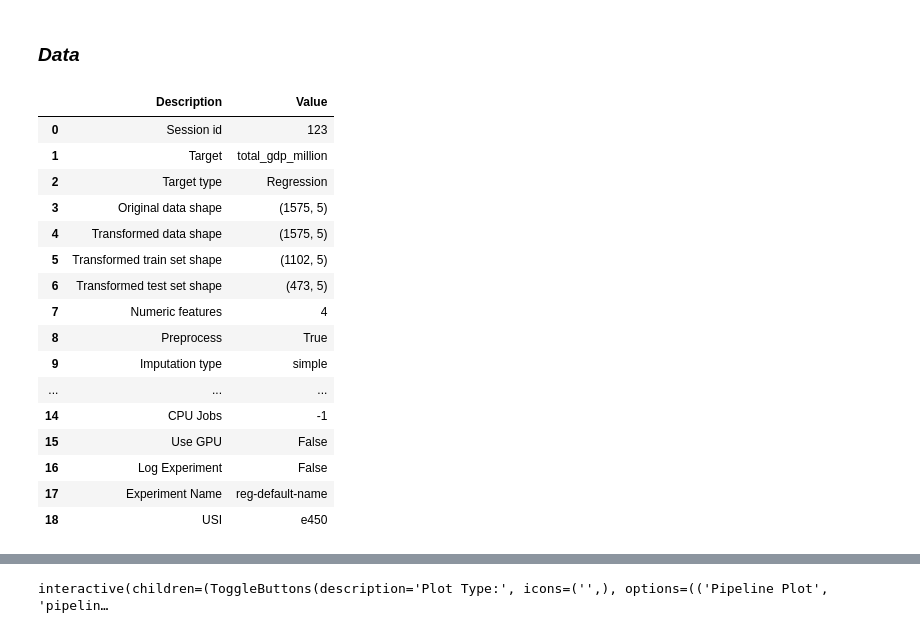
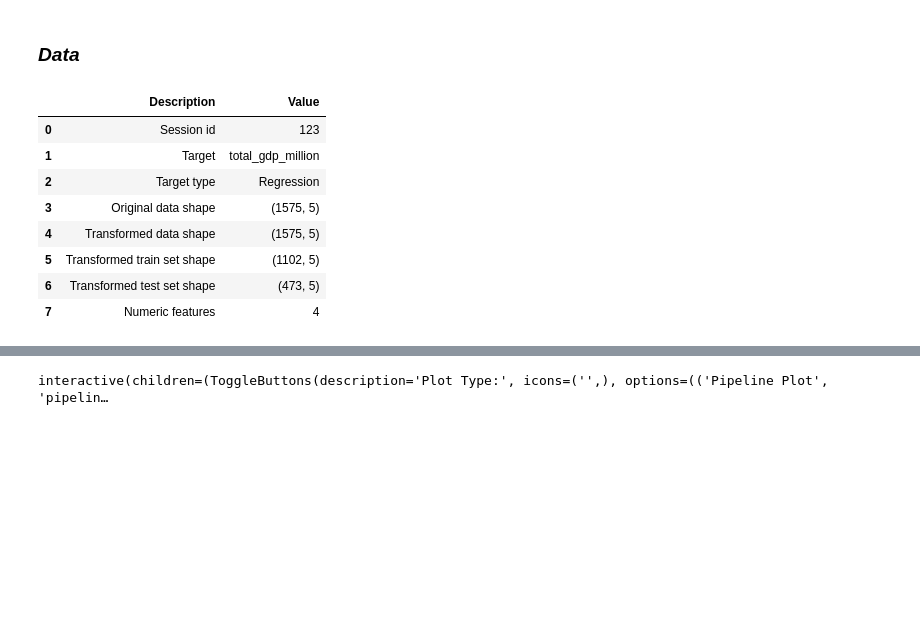
Before and after one commit to SantiagoGS97/Proyecto, a Jupyter notebook: Proyecto.ipynb, the cells around one changed output, grey strips where cells are left out. Cells and saved outputs as stored; diff of their text form; code cells hidden in the pictures; blank space fills up the shorter version.

```diff
--- a/Proyecto.ipynb
+++ b/Proyecto.ipynb
@@ -411,28 +411,20 @@ Data_final['Poblacion']= std.transform(Data_final[['Poblacion']])
 Data_final_2  = Data_final.drop(columns=['Pais_x'],axis=1)
 # Se crea un nuevo DataFrame el el cual no se incluya el pais, para solo tener datos numericos para los analisis
 # %%
-reg = setup(Data_final_2, target = 'total_gdp_million', session_id = 123,remove_multicollinearity=False)
+reg = setup(Data_final_2, target = 'total_gdp_million', session_id = 123,remove_multicollinearity=False,preprocess=False)
 # se configura la ruta de Pycaret para poder hacer una regresion lineal. Anteriormente se determino que la multicolinealidad
 # no seria un porblema para la ejecucion de los modelos, por lo que se decide realizar una regresion lineal
 # usando simplemente la data tal cual y no remover la multicolinealidad
 # %% [output]
 |  | Description | Value |
 | 0 | Session id | 123 |
 | 1 | Target | total_gdp_million |
 | 2 | Target type | Regression |
 | 3 | Original data shape | (1575, 5) |
 | 4 | Transformed data shape | (1575, 5) |
 | 5 | Transformed train set shape | (1102, 5) |
 | 6 | Transformed test set shape | (473, 5) |
 | 7 | Numeric features | 4 |
-| 8 | Preprocess | True |
-| 9 | Imputation type | simple |
-| ... | ... | ... |
-| 14 | CPU Jobs | -1 |
-| 15 | Use GPU | False |
-| 16 | Log Experiment | False |
-| 17 | Experiment Name | reg-default-name |
-| 18 | USI | e450 |
 # %%
 best = compare_models()
 # Se hace una comparacion de los diferentes modelos, dando como resultado que el regresor "Extra Trees" es el que mejor desempeño
```
Also changed, not shown: parts of 3 cells of this notebook, 1 other file.
